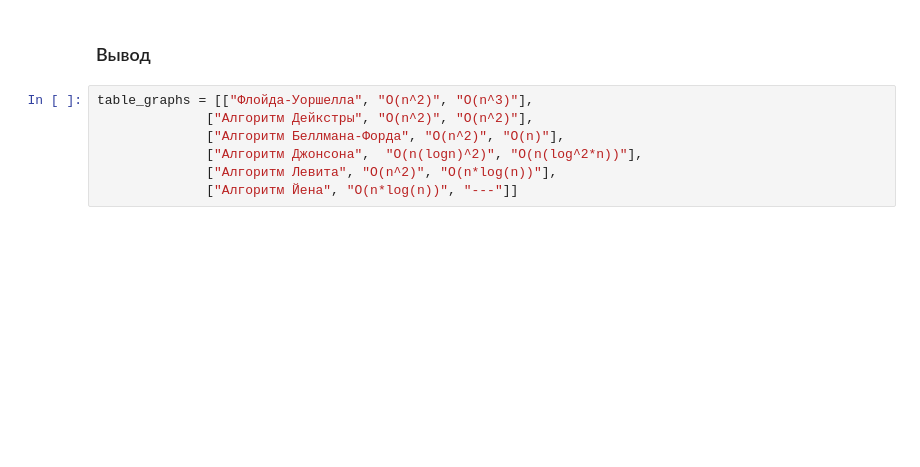
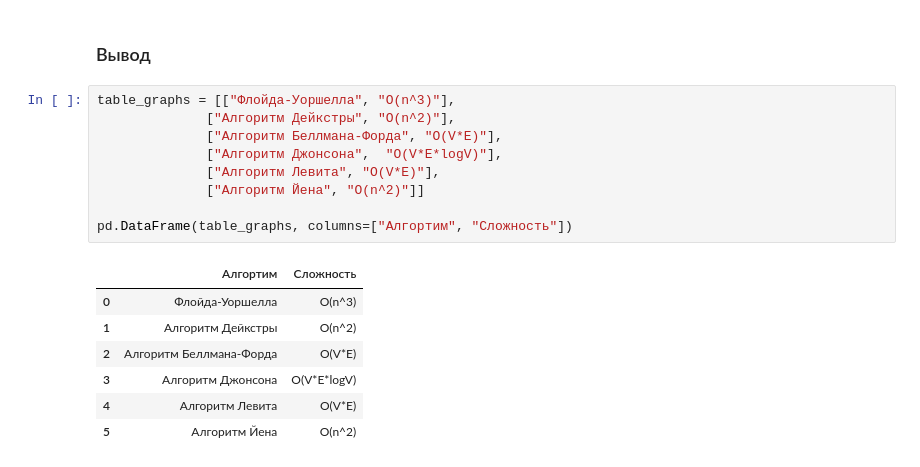
Before and after one commit to markovartur/Data-Structures-and-Algorithms, a Jupyter notebook: labs/Lab6.ipynb, the cells around one changed output. Cells and saved outputs as stored; diff of their text form; blank space fills up the shorter version.

```diff
--- a/labs/Lab6.ipynb
+++ b/labs/Lab6.ipynb
@@ -385,9 +385,19 @@ print("--- {0} ms ---".format(round((time.time() - start_time)*1000)))
 # %% [markdown]
 ### Вывод
 # %%
-table_graphs = [["Флойда-Уоршелла", "O(n^2)", "O(n^3)"],
-              ["Алгоритм Дейкстры", "O(n^2)", "O(n^2)"],
-              ["Алгоритм Беллмана-Форда", "O(n^2)", "O(n)"],
-              ["Алгоритм Джонсона",  "O(n(logn)^2)", "O(n(log^2*n))"],
-              ["Алгоритм Левита", "O(n^2)", "O(n*log(n))"],
-              ["Алгоритм Йена", "O(n*log(n))", "---"]]
+table_graphs = [["Флойда-Уоршелла", "O(n^3)"],
+              ["Алгоритм Дейкстры", "O(n^2)"],
+              ["Алгоритм Беллмана-Форда", "O(V*E)"],
+              ["Алгоритм Джонсона",  "O(V*E*logV)"],
+              ["Алгоритм Левита", "O(V*E)"],
+              ["Алгоритм Йена", "O(n^2)"]]
+
+pd.DataFrame(table_graphs, columns=["Алгортим", "Сложность"])
+# %% [output]
+|  | Алгортим | Сложность |
+| 0 | Флойда-Уоршелла | O(n^3) |
+| 1 | Алгоритм Дейкстры | O(n^2) |
+| 2 | Алгоритм Беллмана-Форда | O(V*E) |
+| 3 | Алгоритм Джонсона | O(V*E*logV) |
+| 4 | Алгоритм Левита | O(V*E) |
+| 5 | Алгоритм Йена | O(n^2) |
```
Also changed, not shown: parts of 8 cells of this notebook.
